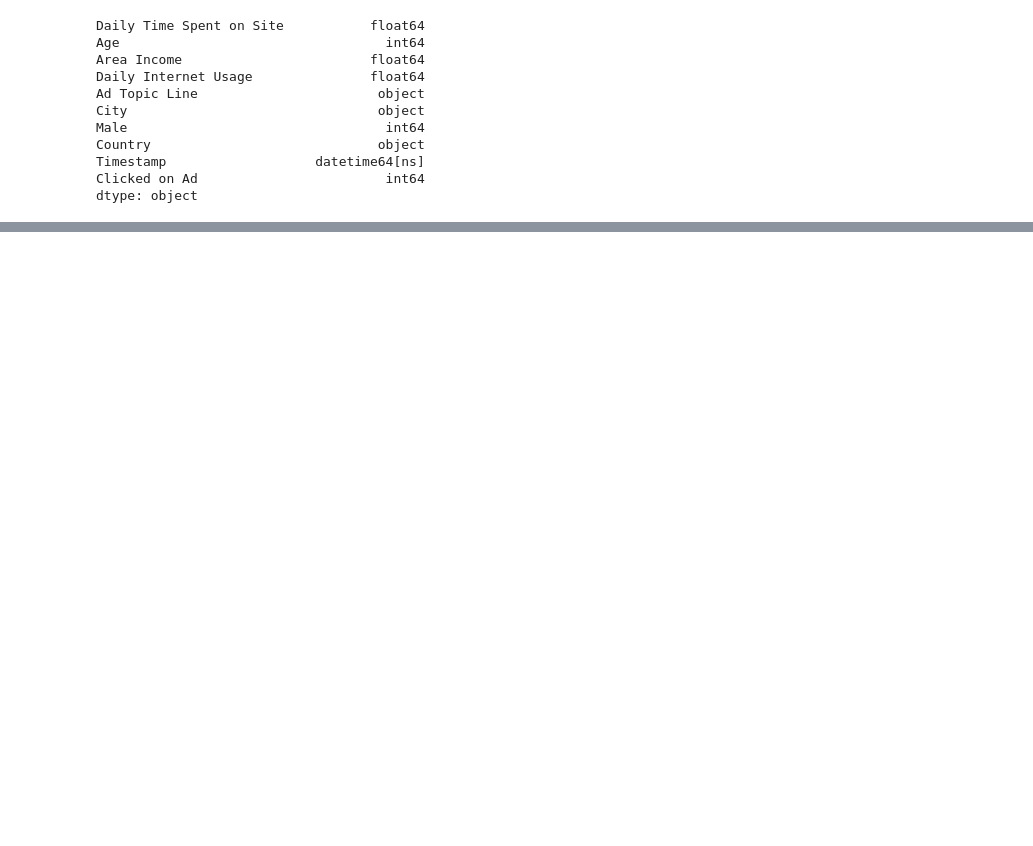
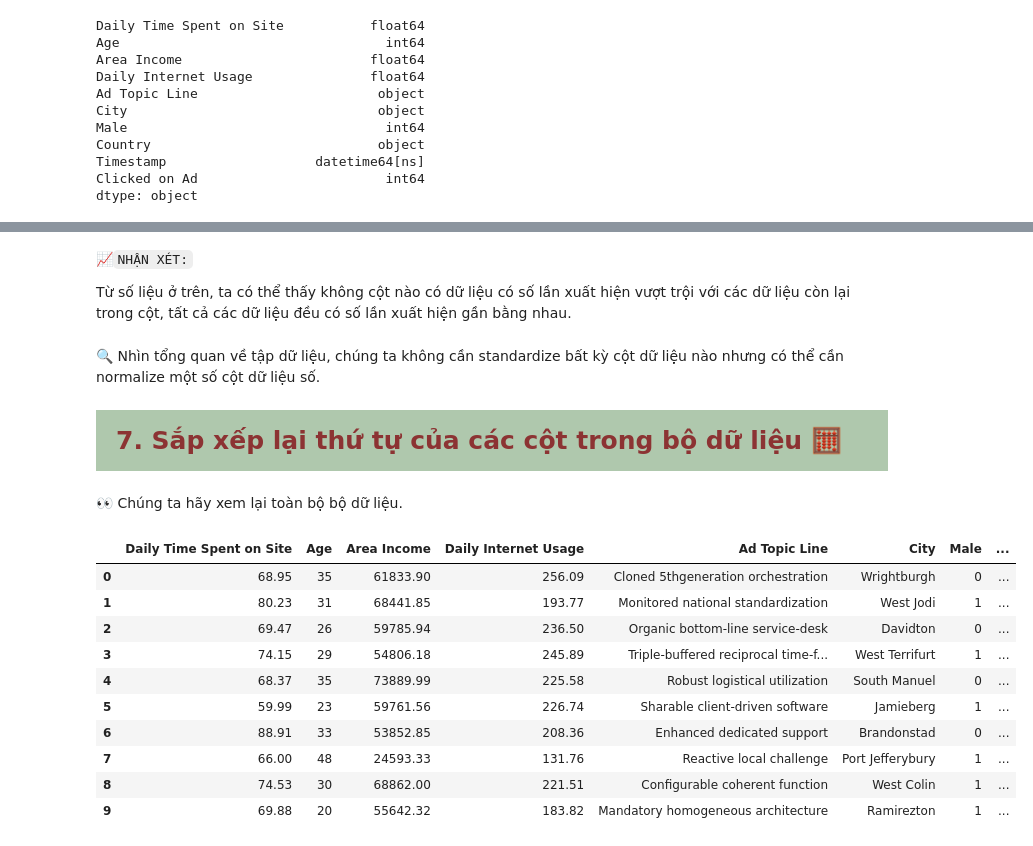
Before and after one commit to Alexieve/Applied-Data-Analytics, a Jupyter notebook: Notebooks/1-Pre-Processing/1_Pre-Processing.ipynb, the cells around one changed output, grey strips where cells are left out. Saved outputs shown, nothing was run; the diff lists cells and outputs as text; code cells hidden in the pictures; blank space fills up the shorter version.

```diff
--- a/Notebooks/1-Pre-Processing/1_Pre-Processing.ipynb
+++ b/Notebooks/1-Pre-Processing/1_Pre-Processing.ipynb
@@ -501,3 +473,0 @@ dtype: int64
-# %%
-df = df.dropna(subset=['Age'])
-print(f"Current shape: {df.shape}")
@@ -508,0 +474,5 @@ Current shape: (999, 10)
+# %%
+# Thay thế dữ liệu tuổi bị thiếu với giá trị trung bị của cột tuổi
+df['Age'] = df['Age'].fillna(df['Age'].median())
+
+df.isnull().sum().sort_values(ascending=False)
@@ -689,0 +665,26 @@ df_scaled.head()
+# %% [markdown]
+📈`NHẬN XÉT:`
+
+Từ số liệu ở trên, ta có thể thấy không cột nào có dữ liệu có số lần xuất hiện vượt trội với các dữ liệu còn lại trong cột, tất cả các dữ liệu đều có số lần xuất hiện gần bằng nhau.
+# %% [markdown]
+🔍 Nhìn tổng quan về tập dữ liệu, chúng ta không cần standardize bất kỳ cột dữ liệu nào nhưng có thể cần normalize một số cột dữ liệu số.
+# %% [markdown]
+<div style="text-align: left; font-family: 'Trebuchet MS', Arial, sans-serif; color: #8C3333; padding: 20px; font-size: 25px; font-weight: bold; border-radius: 0 0 0 0; background-color: #AFC8AD">
+  7. Sắp xếp lại thứ tự của các cột trong bộ dữ liệu 🧮
+</div>
+# %% [markdown]
+👀 Chúng ta hãy xem lại toàn bộ bộ dữ liệu.
+# %%
+df.head(10)
+# %% [output]
+|  | Daily Time Spent on Site | Age | Area Income | Daily Internet Usage | Ad Topic Line | City | Male | ... |
+| 0 | 68.95 | 35 | 61833.90 | 256.09 | Cloned 5thgeneration orchestration | Wrightburgh | 0 | ... |
+| 1 | 80.23 | 31 | 68441.85 | 193.77 | Monitored national standardization | West Jodi | 1 | ... |
+| 2 | 69.47 | 26 | 59785.94 | 236.50 | Organic bottom-line service-desk | Davidton | 0 | ... |
+| 3 | 74.15 | 29 | 54806.18 | 245.89 | Triple-buffered reciprocal time-f... | West Terrifurt | 1 | ... |
+| 4 | 68.37 | 35 | 73889.99 | 225.58 | Robust logistical utilization | South Manuel | 0 | ... |
+| 5 | 59.99 | 23 | 59761.56 | 226.74 | Sharable client-driven software | Jamieberg | 1 | ... |
+| 6 | 88.91 | 33 | 53852.85 | 208.36 | Enhanced dedicated support | Brandonstad | 0 | ... |
+| 7 | 66.00 | 48 | 24593.33 | 131.76 | Reactive local challenge | Port Jefferybury | 1 | ... |
+| 8 | 74.53 | 30 | 68862.00 | 221.51 | Configurable coherent function | West Colin | 1 | ... |
+| 9 | 69.88 | 20 | 55642.32 | 183.82 | Mandatory homogeneous architecture | Ramirezton | 1 | ... |
```
Also changed, not shown: parts of 96 cells of this notebook, 3 other files.
